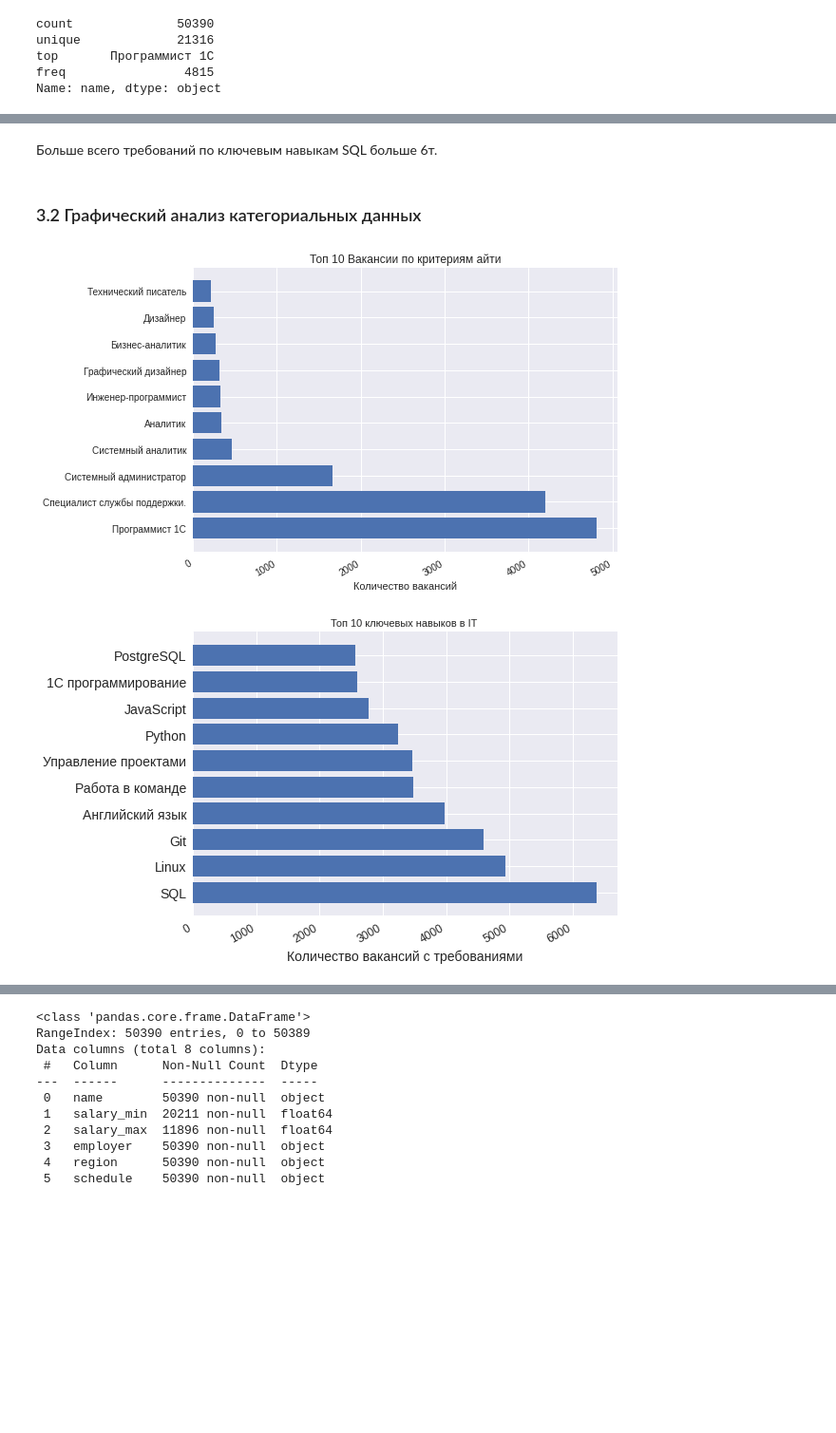
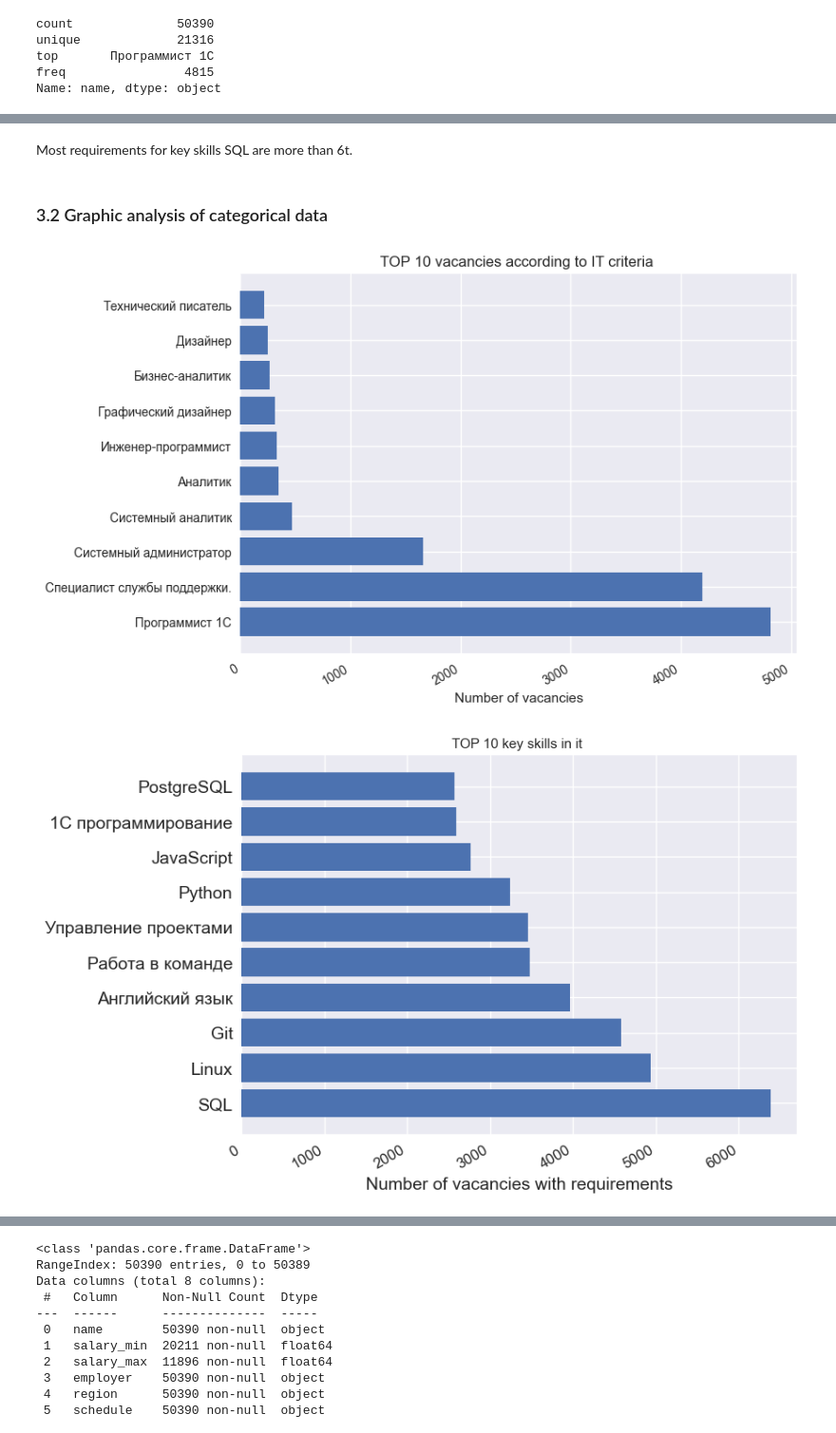
Before and after one commit to MichaelPomelov/Yandex-Praktikum-projects-in-DS, a Jupyter notebook: Exploratory Data Analysis/EDA_statistic.ipynb, the cells around one changed output, grey strips where cells are left out. Shown at 95% size. Cells and saved outputs as stored; diff of their text form; code cells hidden in the pictures; blank space fills up the shorter version.

```diff
--- a/Exploratory Data Analysis/EDA_statistic.ipynb
+++ b/Exploratory Data Analysis/EDA_statistic.ipynb
@@ -249,8 +248,8 @@ import matplotlib.pyplot as plt
 salary_from_stat_na = salary_from_stat.dropna()
 plt.axis(ymin=0, ymax=550000)
 plt.boxplot(salary_from_stat_na)
-plt.title('График boxplot зарплат "от"', fontsize=14)
-plt.ylabel('Размер зарплаты', fontsize=12)
-plt.style.use('seaborn')
+plt.title('Boxplot Salary Salary "from" ', fontsize=14)
+plt.ylabel('Salary size', fontsize=12)
+plt.style.use('seaborn-v0_8')
 plt.show()
 # %% [output]
@@ -339,14 +340,14 @@ Name: key_skills_list, dtype: int64
-# %% [markdown]
-Больше всего требований по ключевым навыкам SQL больше 6т.
-# %% [markdown]
-### 3.2 Графический анализ категориальных данных
+# %% [markdown]
+Most requirements for key skills SQL are more than 6t.
+# %% [markdown]
+### 3.2 Graphic analysis of categorical data
 # %%
 import matplotlib.pyplot as plt
 
 plt.xticks(rotation=30, ha='right')
-plt.title('Топ 10 Вакансии по критериям айти')
-plt.style.use('seaborn')
-plt.xlabel('Количество вакансий')
+plt.title('TOP 10 vacancies according to IT criteria ')
+plt.style.use('seaborn-v0_8')
+plt.xlabel('Number of vacancies')
 params = {
     'axes.titlesize':11,
     'xtick.labelsize':12,
@@ -357,22 +358,22 @@ plt.rcParams.update(params)
 plt.barh(top_name.index, top_name.values)
 plt.show()
 # %% [output]
-[figure, old version]
+[figure, new version]
 # %%
 import matplotlib.pyplot as plt
 
 plt.xticks(rotation=30, ha='right')
-plt.title('Топ 10 ключевых навыков в IT ')
-plt.style.use('seaborn')
-plt.xlabel('Количество вакансий с требованиями')
+plt.title('TOP 10 key skills in it ')
+plt.style.use('seaborn-v0_8')
+plt.xlabel('Number of vacancies with requirements')
 params = {
     'axes.titlesize':10,
     'xtick.labelsize':12,
     'ytick.labelsize':14,
     'axes.labelsize':14
 }
 plt.rcParams.update(params)
 plt.barh(top_it_key.index, top_it_key.values)
 plt.show()
 # %% [output]
-[figure, old version]
+[figure, new version]
```
Also changed, not shown: parts of 158 cells of this notebook, 2 other files.
